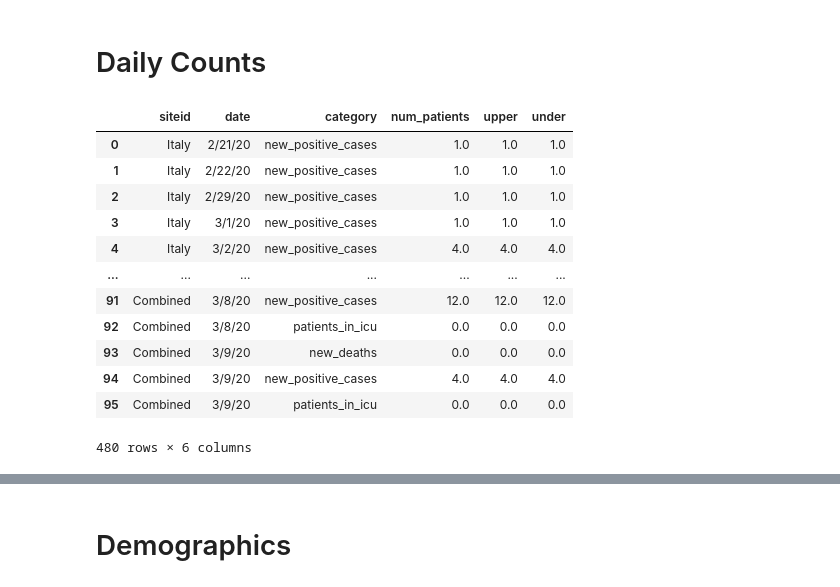
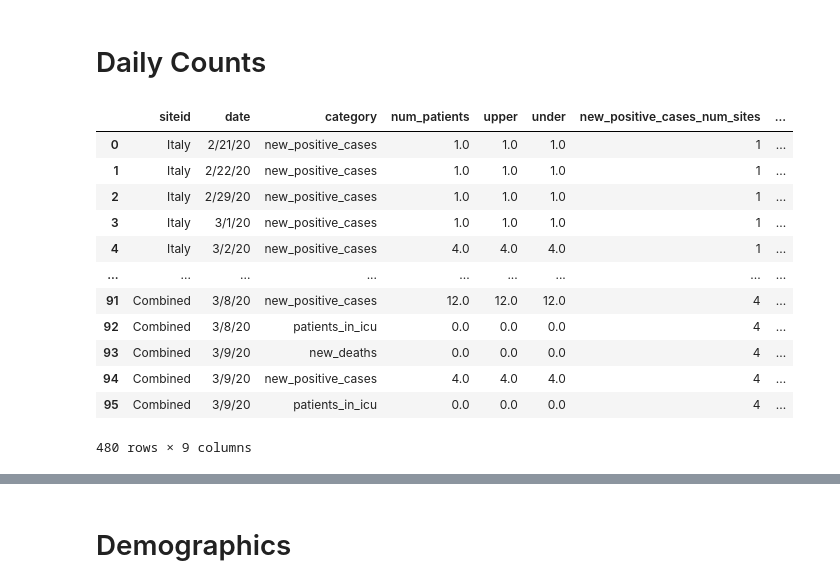
Before and after one commit to covidclinical/visualization-notebooks, a Jupyter notebook: notebooks/09_combined_country_level_data.ipynb, the cells around one changed output, grey strips where cells are left out. Saved outputs shown, nothing was run; the diff lists cells and outputs as text; code cells hidden in the pictures.

```diff
--- a/notebooks/09_combined_country_level_data.ipynb
+++ b/notebooks/09_combined_country_level_data.ipynb
@@ -50,60 +50,78 @@ df_dc = read_combined_daily_counts_df()
 
 # Drop unused columns before preprocessing for the simplicity
 df_dc = df_dc.drop(columns=[
-    COLUMNS.UNMASKED_SITES_NEW_POSITIVE_CASES,
-    COLUMNS.UNMASKED_SITES_PATIENTS_IN_ICU,
-    COLUMNS.UNMASKED_SITES_NEW_DEATHS,
-    COLUMNS.MASKED_SITES_NEW_POSITIVE_CASES,
-    COLUMNS.MASKED_SITES_PATIENTS_IN_ICU,
-    COLUMNS.MASKED_SITES_NEW_DEATHS
+    # COLUMNS.UNMASKED_SITES_NEW_POSITIVE_CASES,
+    # COLUMNS.UNMASKED_SITES_PATIENTS_IN_ICU,
+    # COLUMNS.UNMASKED_SITES_NEW_DEATHS,
+    # COLUMNS.MASKED_SITES_NEW_POSITIVE_CASES,
+    # COLUMNS.MASKED_SITES_PATIENTS_IN_ICU,
+    # COLUMNS.MASKED_SITES_NEW_DEATHS
 ])
 
 # Wide to long
 CATEGORY = "category"
 df_dc = pd.melt(df_dc, id_vars=[
     COLUMNS.SITE_ID, COLUMNS.DATE,
     COLUMNS.MASKED_UPPER_BOUND_NEW_POSITIVE_CASES,
     COLUMNS.MASKED_UPPER_BOUND_PATIENTS_IN_ICU,
-    COLUMNS.MASKED_UPPER_BOUND_NEW_DEATHS
+    COLUMNS.MASKED_UPPER_BOUND_NEW_DEATHS,
+    COLUMNS.UNMASKED_SITES_NEW_POSITIVE_CASES,
+    COLUMNS.UNMASKED_SITES_PATIENTS_IN_ICU,
+    COLUMNS.UNMASKED_SITES_NEW_DEATHS,
+    COLUMNS.MASKED_SITES_NEW_POSITIVE_CASES,
+    COLUMNS.MASKED_SITES_PATIENTS_IN_ICU,
+    COLUMNS.MASKED_SITES_NEW_DEATHS
 ])
 df_dc = df_dc.rename(columns={"variable": CATEGORY, "value": COLUMNS.NUM_PATIENTS})
 
 # Leave only the 'upper' and 'under' values for the certain 'category' only
 for c in [COLUMNS.NEW_POSITIVE_CASES, COLUMNS.PATIENTS_IN_ICU, COLUMNS.NEW_DEATHS]:
     filter_c = df_dc[CATEGORY] == c
     df_dc.loc[filter_c, "upper"] = df_dc.loc[filter_c, COLUMNS.NUM_PATIENTS] + df_dc.loc[filter_c, "masked_upper_bound_" + c]
     df_dc.loc[filter_c, "under"] = df_dc.loc[filter_c, COLUMNS.NUM_PATIENTS]
     df_dc.loc[filter_c, COLUMNS.NUM_PATIENTS] = df_dc.loc[filter_c, COLUMNS.NUM_PATIENTS] + df_dc.loc[filter_c, "masked_upper_bound_" + c] / 2.0
 
+# Add num of sites
+# TODO:
+df_dc[f"{COLUMNS.NEW_POSITIVE_CASES}_{COLUMNS.NUM_SITES}"] = df_dc[COLUMNS.UNMASKED_SITES_NEW_POSITIVE_CASES] + df_dc[COLUMNS.MASKED_SITES_NEW_POSITIVE_CASES]
+df_dc[f"{COLUMNS.PATIENTS_IN_ICU}_{COLUMNS.NUM_SITES}"] = df_dc[COLUMNS.UNMASKED_SITES_PATIENTS_IN_ICU] + df_dc[COLUMNS.MASKED_SITES_PATIENTS_IN_ICU]
+df_dc[f"{COLUMNS.NEW_DEATHS}_{COLUMNS.NUM_SITES}"] = df_dc[COLUMNS.UNMASKED_SITES_NEW_DEATHS] + df_dc[COLUMNS.MASKED_SITES_NEW_DEATHS]
+
 # Drop unused columns
 df_dc = df_dc.drop(columns=[
     COLUMNS.MASKED_UPPER_BOUND_NEW_POSITIVE_CASES,
     COLUMNS.MASKED_UPPER_BOUND_PATIENTS_IN_ICU,
-    COLUMNS.MASKED_UPPER_BOUND_NEW_DEATHS
+    COLUMNS.MASKED_UPPER_BOUND_NEW_DEATHS,
+    COLUMNS.UNMASKED_SITES_NEW_POSITIVE_CASES,
+    COLUMNS.UNMASKED_SITES_PATIENTS_IN_ICU,
+    COLUMNS.UNMASKED_SITES_NEW_DEATHS,
+    COLUMNS.MASKED_SITES_NEW_POSITIVE_CASES,
+    COLUMNS.MASKED_SITES_PATIENTS_IN_ICU,
+    COLUMNS.MASKED_SITES_NEW_DEATHS
 ])
 
 # Combined df
 df_dc_combined = df_dc.groupby([COLUMNS.DATE, CATEGORY]).agg("sum").reset_index()
 df_dc_combined[COLUMNS.SITE_ID] = COMBINED
 
 # Merge two
 df_dc = pd.concat([df_dc, df_dc_combined])
 
 df_dc
 # %% [output]
-|  | siteid | date | category | num_patients | upper | under |
-| 0 | Italy | 2/21/20 | new_positive_cases | 1.0 | 1.0 | 1.0 |
-| 1 | Italy | 2/22/20 | new_positive_cases | 1.0 | 1.0 | 1.0 |
-| 2 | Italy | 2/29/20 | new_positive_cases | 1.0 | 1.0 | 1.0 |
-| 3 | Italy | 3/1/20 | new_positive_cases | 1.0 | 1.0 | 1.0 |
-| 4 | Italy | 3/2/20 | new_positive_cases | 4.0 | 4.0 | 4.0 |
-| ... | ... | ... | ... | ... | ... | ... |
-| 91 | Combined | 3/8/20 | new_positive_cases | 12.0 | 12.0 | 12.0 |
-| 92 | Combined | 3/8/20 | patients_in_icu | 0.0 | 0.0 | 0.0 |
-| 93 | Combined | 3/9/20 | new_deaths | 0.0 | 0.0 | 0.0 |
-| 94 | Combined | 3/9/20 | new_positive_cases | 4.0 | 4.0 | 4.0 |
-| 95 | Combined | 3/9/20 | patients_in_icu | 0.0 | 0.0 | 0.0 |
+|  | siteid | date | category | num_patients | upper | under | new_positive_cases_num_sites | ... |
+| 0 | Italy | 2/21/20 | new_positive_cases | 1.0 | 1.0 | 1.0 | 1 | ... |
+| 1 | Italy | 2/22/20 | new_positive_cases | 1.0 | 1.0 | 1.0 | 1 | ... |
+| 2 | Italy | 2/29/20 | new_positive_cases | 1.0 | 1.0 | 1.0 | 1 | ... |
+| 3 | Italy | 3/1/20 | new_positive_cases | 1.0 | 1.0 | 1.0 | 1 | ... |
+| 4 | Italy | 3/2/20 | new_positive_cases | 4.0 | 4.0 | 4.0 | 1 | ... |
+| ... | ... | ... | ... | ... | ... | ... | ... | ... |
+| 91 | Combined | 3/8/20 | new_positive_cases | 12.0 | 12.0 | 12.0 | 4 | ... |
+| 92 | Combined | 3/8/20 | patients_in_icu | 0.0 | 0.0 | 0.0 | 4 | ... |
+| 93 | Combined | 3/9/20 | new_deaths | 0.0 | 0.0 | 0.0 | 4 | ... |
+| 94 | Combined | 3/9/20 | new_positive_cases | 4.0 | 4.0 | 4.0 | 4 | ... |
+| 95 | Combined | 3/9/20 | patients_in_icu | 0.0 | 0.0 | 0.0 | 4 | ... |
-480 rows × 6 columns
+480 rows × 9 columns
 # %%
 # TODO: Add cumulative values
 
```
Also changed, not shown: parts of 4 cells of this notebook, 1 other file.
